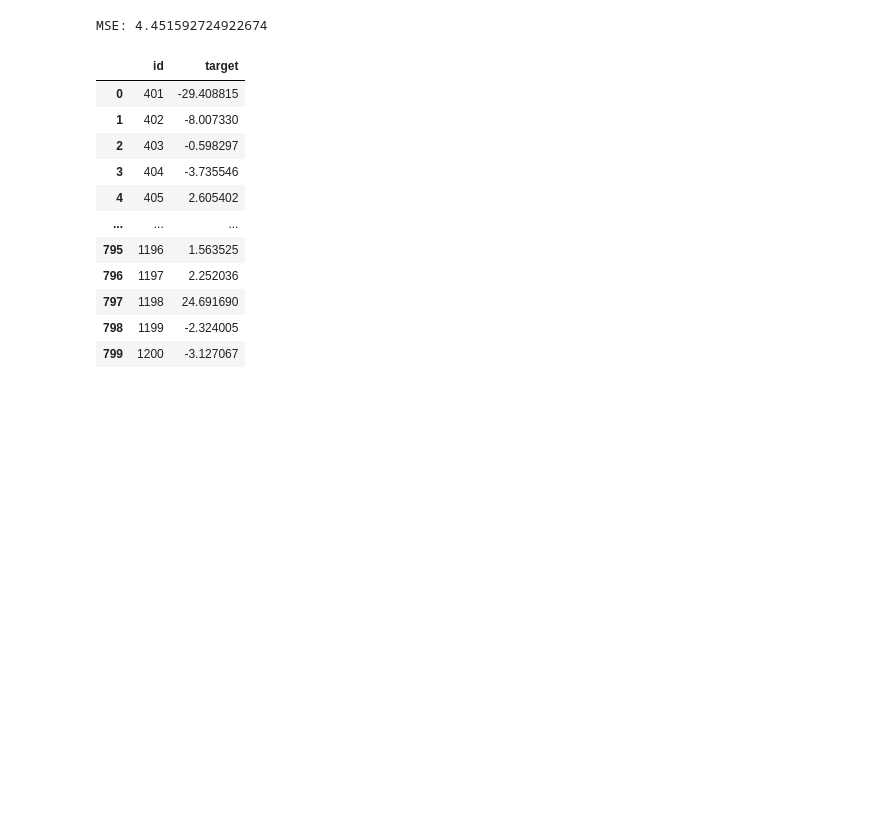
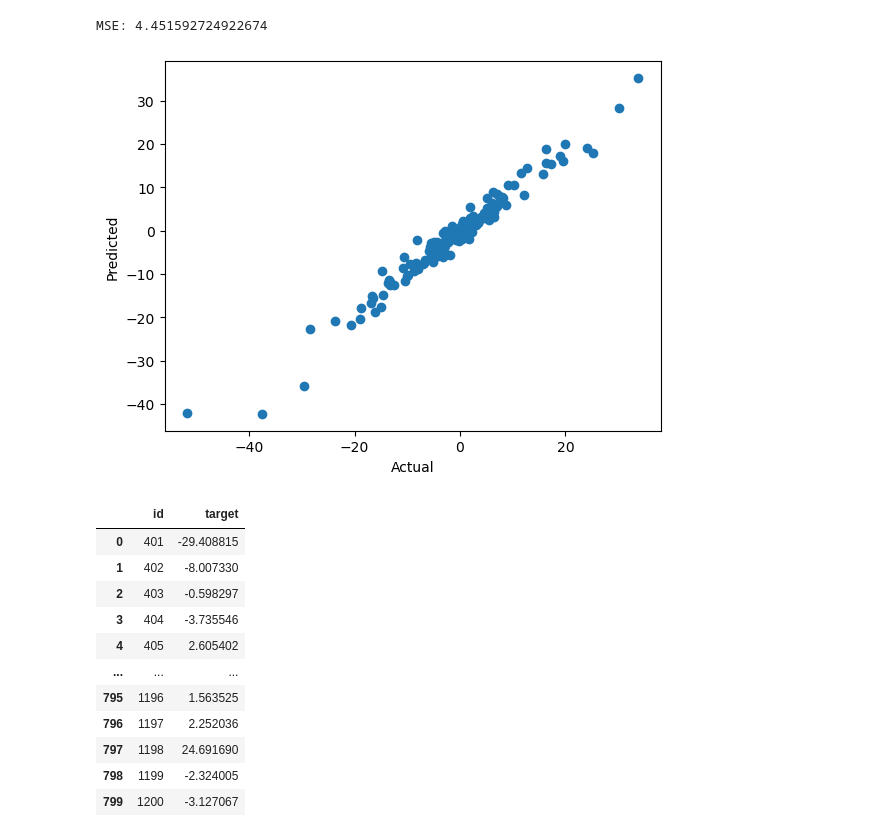
Before and after one commit to cake-dev/machine_learning_class, a Jupyter notebook: assignments/Kaggle_Competition.ipynb, the cells around one changed output. Drawn from its saved outputs; the diff is of its cells as text; code cells hidden in the pictures; blank space fills up the shorter version.

```diff
--- a/assignments/Kaggle_Competition.ipynb
+++ b/assignments/Kaggle_Competition.ipynb
@@ -126,6 +126,14 @@ mse = mean_squared_error(y_test_reduced, y_pred)
 print('MSE:', mse)
 # %% [output]
 MSE: 4.451592724922674
+# %%
+# plot predictions vs actual
+plt.scatter(y_test_reduced, y_pred)
+plt.xlabel('Actual')
+plt.ylabel('Predicted')
+plt.show()
+# %% [output]
+[figure, added]
 # %%
 # predict test set and save to csv with ID, target
 test_reduced = test[['id', 'f4','f5','f1','f3']]
```
